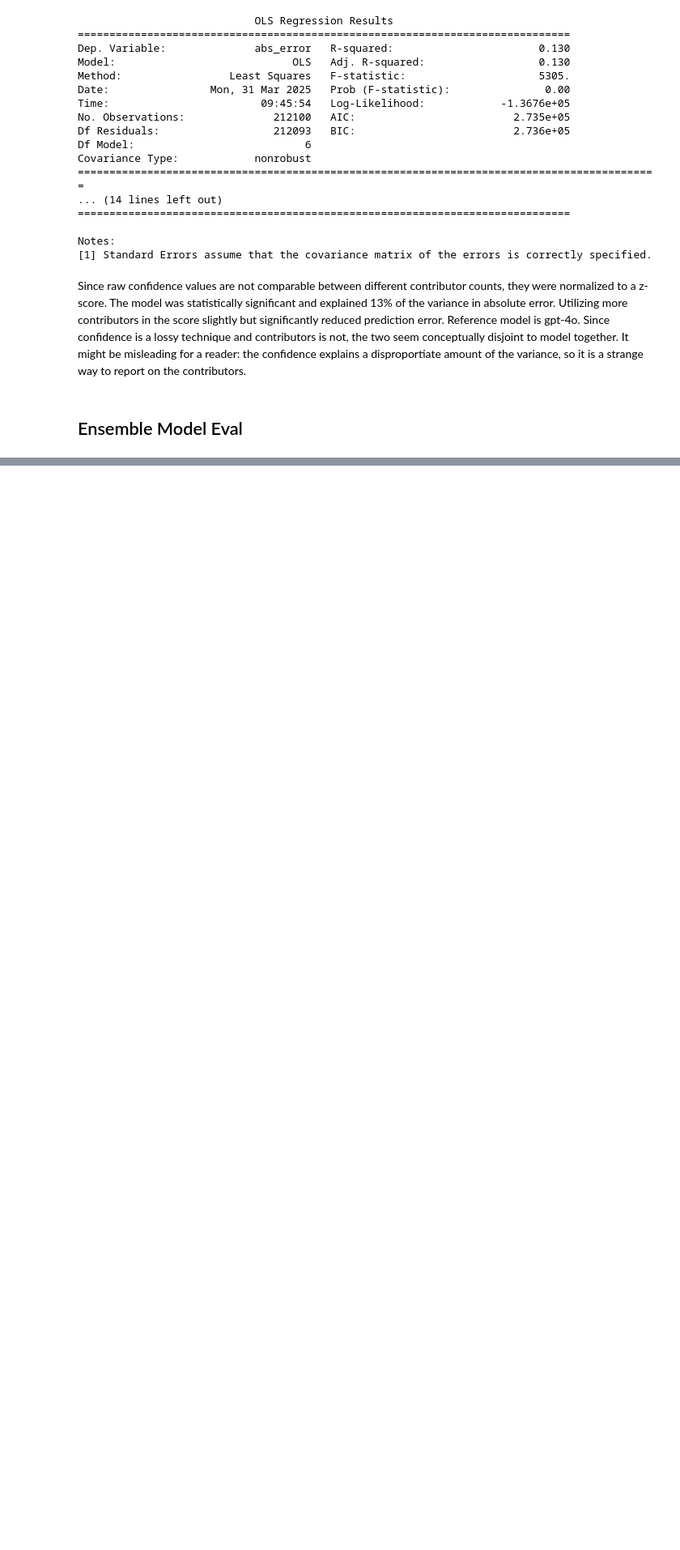
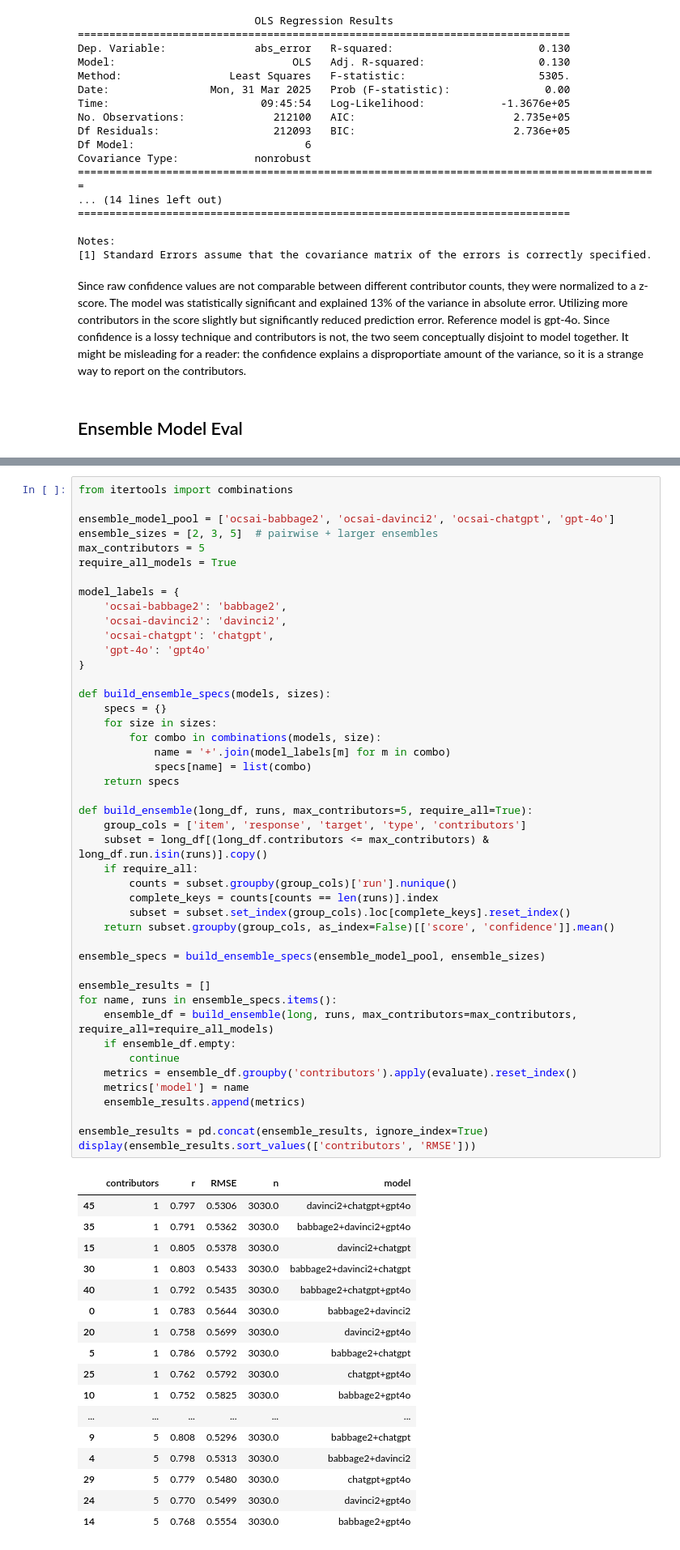
Before and after one commit to massivetexts/ocsai, a Jupyter notebook: notebooks/evaluation/LogProbsOcsai1.ipynb, the cells around one changed output, grey strips where cells are left out. Shown at 81% size. Saved outputs shown, nothing was run; the diff lists cells and outputs as text; blank space fills up the shorter version.

```diff
--- a/notebooks/evaluation/LogProbsOcsai1.ipynb
+++ b/notebooks/evaluation/LogProbsOcsai1.ipynb
@@ -591,0 +548,63 @@ ensemble.groupby('contributors').apply(evaluate)
+# %%
+from itertools import combinations
+
+ensemble_model_pool = ['ocsai-babbage2', 'ocsai-davinci2', 'ocsai-chatgpt', 'gpt-4o']
+ensemble_sizes = [2, 3, 5]  # pairwise + larger ensembles
+max_contributors = 5
+require_all_models = True
+
+model_labels = {
+    'ocsai-babbage2': 'babbage2',
+    'ocsai-davinci2': 'davinci2',
+    'ocsai-chatgpt': 'chatgpt',
+    'gpt-4o': 'gpt4o'
+}
+
+def build_ensemble_specs(models, sizes):
+    specs = {}
+    for size in sizes:
+        for combo in combinations(models, size):
+            name = '+'.join(model_labels[m] for m in combo)
+            specs[name] = list(combo)
+    return specs
+
+def build_ensemble(long_df, runs, max_contributors=5, require_all=True):
+    group_cols = ['item', 'response', 'target', 'type', 'contributors']
+    subset = long_df[(long_df.contributors <= max_contributors) & long_df.run.isin(runs)].copy()
+    if require_all:
+        counts = subset.groupby(group_cols)['run'].nunique()
+        complete_keys = counts[counts == len(runs)].index
+        subset = subset.set_index(group_cols).loc[complete_keys].reset_index()
+    return subset.groupby(group_cols, as_index=False)[['score', 'confidence']].mean()
+
+ensemble_specs = build_ensemble_specs(ensemble_model_pool, ensemble_sizes)
+
+ensemble_results = []
+for name, runs in ensemble_specs.items():
+    ensemble_df = build_ensemble(long, runs, max_contributors=max_contributors, require_all=require_all_models)
+    if ensemble_df.empty:
+        continue
+    metrics = ensemble_df.groupby('contributors').apply(evaluate).reset_index()
+    metrics['model'] = name
+    ensemble_results.append(metrics)
+
+ensemble_results = pd.concat(ensemble_results, ignore_index=True)
+display(ensemble_results.sort_values(['contributors', 'RMSE']))
+# %% [output]
+|  | contributors | r | RMSE | n | model |
+| 45 | 1 | 0.797 | 0.5306 | 3030.0 | davinci2+chatgpt+gpt4o |
+| 35 | 1 | 0.791 | 0.5362 | 3030.0 | babbage2+davinci2+gpt4o |
+| 15 | 1 | 0.805 | 0.5378 | 3030.0 | davinci2+chatgpt |
+| 30 | 1 | 0.803 | 0.5433 | 3030.0 | babbage2+davinci2+chatgpt |
+| 40 | 1 | 0.792 | 0.5435 | 3030.0 | babbage2+chatgpt+gpt4o |
+| 0 | 1 | 0.783 | 0.5644 | 3030.0 | babbage2+davinci2 |
+| 20 | 1 | 0.758 | 0.5699 | 3030.0 | davinci2+gpt4o |
+| 5 | 1 | 0.786 | 0.5792 | 3030.0 | babbage2+chatgpt |
+| 25 | 1 | 0.762 | 0.5792 | 3030.0 | chatgpt+gpt4o |
+| 10 | 1 | 0.752 | 0.5825 | 3030.0 | babbage2+gpt4o |
+| ... | ... | ... | ... | ... | ... |
+| 9 | 5 | 0.808 | 0.5296 | 3030.0 | babbage2+chatgpt |
+| 4 | 5 | 0.798 | 0.5313 | 3030.0 | babbage2+davinci2 |
+| 29 | 5 | 0.779 | 0.5480 | 3030.0 | chatgpt+gpt4o |
+| 24 | 5 | 0.770 | 0.5499 | 3030.0 | davinci2+gpt4o |
+| 14 | 5 | 0.768 | 0.5554 | 3030.0 | babbage2+gpt4o |
```
Also changed, not shown: parts of 13 cells of this notebook, 1 other file.
